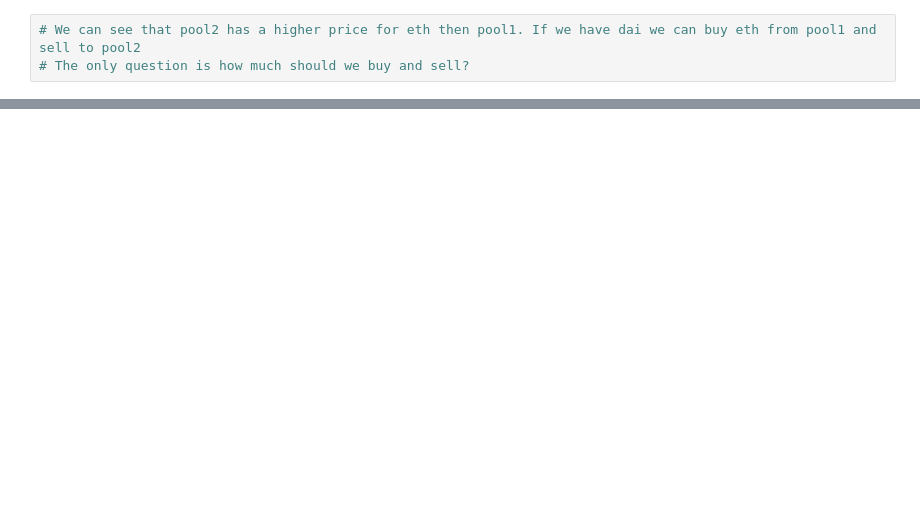
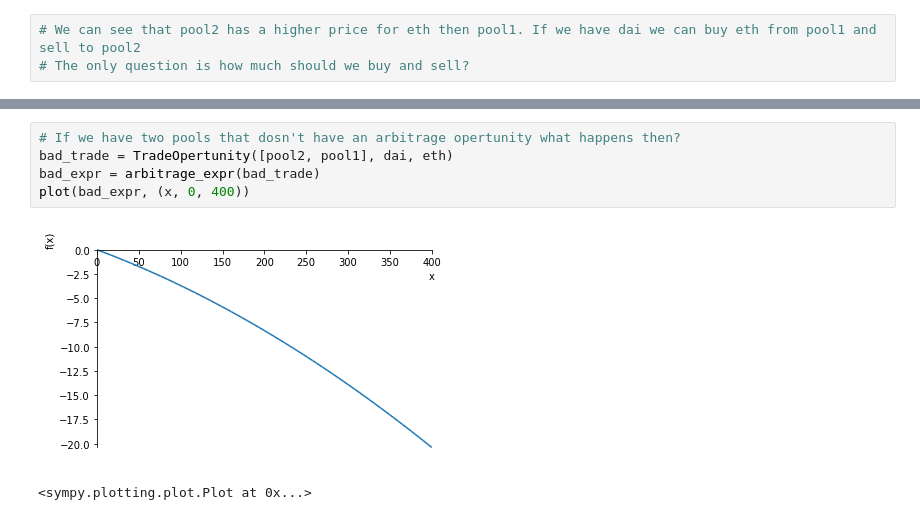
Before and after one commit to owodunni/arbie, a Jupyter notebook: example/Arbie.ipynb, the cells around one changed output, grey strips where cells are left out. Drawn from its saved outputs; the diff is of its cells as text; blank space fills up the shorter version.

```diff
--- a/example/Arbie.ipynb
+++ b/example/Arbie.ipynb
@@ -82,0 +62,8 @@ SyntaxError: invalid syntax (arbitrage.py, line 9)
+# %%
+# If we have two pools that dosn't have an arbitrage opertunity what happens then?
+bad_trade = TradeOpertunity([pool2, pool1], dai, eth)
+bad_expr = arbitrage_expr(bad_trade)
+plot(bad_expr, (x, 0, 400))
+# %% [output]
+[figure, added]
+<sympy.plotting.plot.Plot at 0x...>
```
Also changed, not shown: parts of 13 cells of this notebook, 6 other files.
